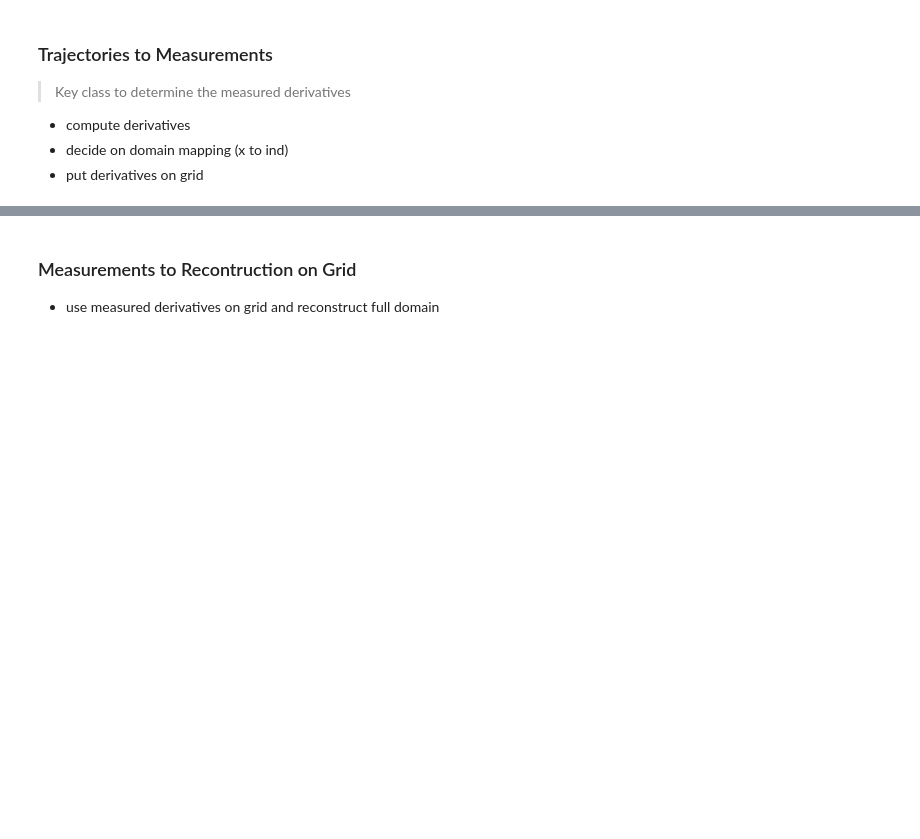
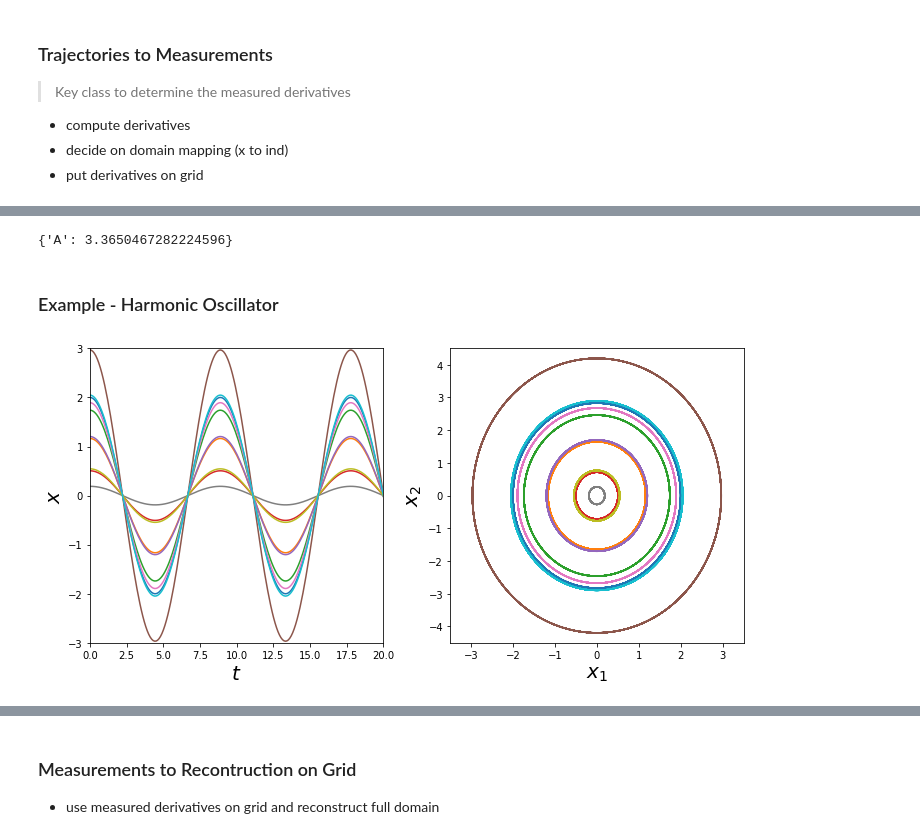
Before and after one commit to maimanuel/sparseodes, a Jupyter notebook: nbs/index.ipynb, the cells around one changed output, grey strips where cells are left out. Drawn from its saved outputs; the diff is of its cells as text; code cells hidden in the pictures; blank space fills up the shorter version.

```diff
--- a/nbs/index.ipynb
+++ b/nbs/index.ipynb
@@ -31,0 +45,35 @@ Optional to test the method. Give a few examples of known ODE systems
+# %%
+rand_par({"A": 2},0.3)
+# %% [output]
+{'A': 3.3650467282224596}
+# %% [markdown]
+### Example - Harmonic Oscillator
+# %%
+def HOder(y,t,p):
+
+    der = np.array([0*y[0]+1/p['m']*y[1],-p['k']*y[0]])
+    return der
+
+HOpar = dict(m=2,k=1)
+# %%
+N=10
+traj,time = traj_solve(N,0.1,HOder,HOpar,0.0)
+# %%
+#hide-input
+f,axes = plt.subplots(1,2,figsize=(10,5))
+for i in range(N):
+    axes[0].plot(time[:],traj[i,:,0])
+    axes[1].plot(traj[i,:,0],traj[i,:,1])
+axes[0].set_xlabel("$t$",size = 20)
+axes[0].set_ylabel("$x$",size =20)
+axes[0].set_xlim((0,20))
+axes[0].set_ylim((-3,3))
+
+
+axes[1].set_xlabel("$x_1$",size = 20)
+axes[1].set_ylabel("$x_2$",size =20)
+axes[1].set_xlim((-3.5,3.5))
+axes[1].set_ylim((-4.5,4.5))
+plt.tight_layout()
+# %% [output]
+[figure, added]
```
Also changed, not shown: parts of 14 cells of this notebook, 19 other files.
